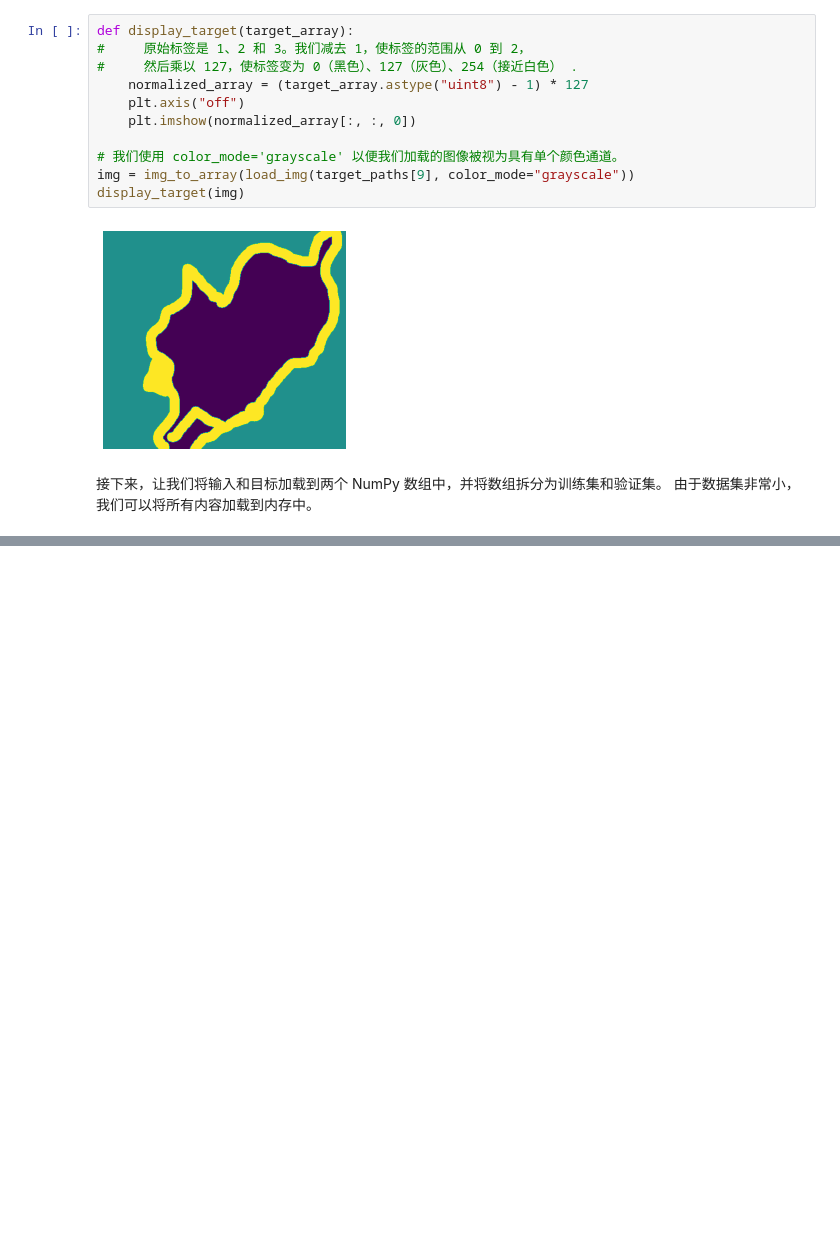
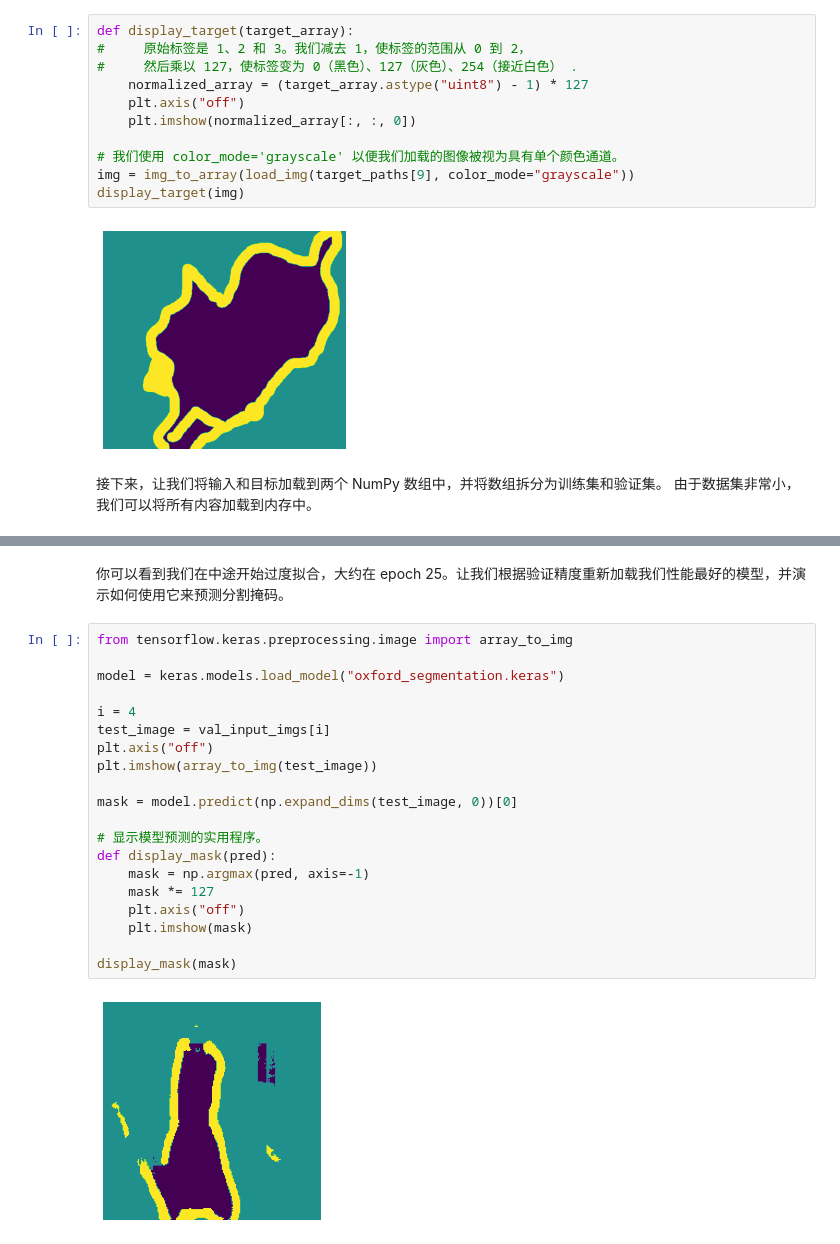
Before and after one commit to ustchope/dlwpn, a Jupyter notebook: ch9.ipynb, the cells around one changed output, grey strips where cells are left out. Cells and saved outputs as stored; diff of their text form; blank space fills up the shorter version.

```diff
--- a/ch9.ipynb
+++ b/ch9.ipynb
@@ -178,0 +324,24 @@ val_targets = targets[-num_val_samples:]
+# %% [markdown]
+你可以看到我们在中途开始过度拟合，大约在 epoch 25。让我们根据验证精度重新加载我们性能最好的模型，并演示如何使用它来预测分割掩码。
+# %%
+from tensorflow.keras.preprocessing.image import array_to_img
+
+model = keras.models.load_model("oxford_segmentation.keras")
+
+i = 4
+test_image = val_input_imgs[i]
+plt.axis("off")
+plt.imshow(array_to_img(test_image))
+
+mask = model.predict(np.expand_dims(test_image, 0))[0]
+
+# 显示模型预测的实用程序。
+def display_mask(pred):
+    mask = np.argmax(pred, axis=-1)
+    mask *= 127
+    plt.axis("off")
+    plt.imshow(mask)
+
+display_mask(mask)
+# %% [output]
+[figure, added]
```
Also changed, not shown: parts of 51 cells of this notebook.
